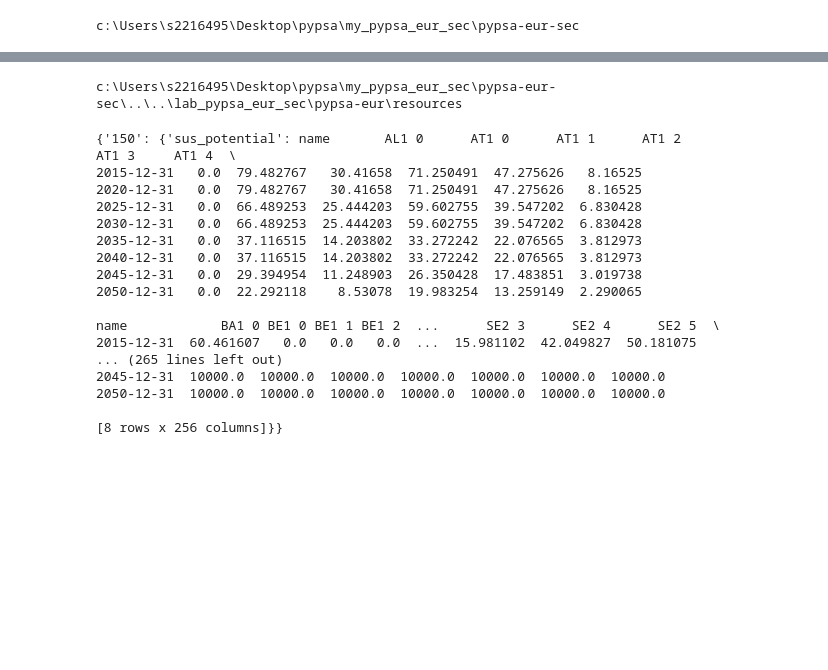
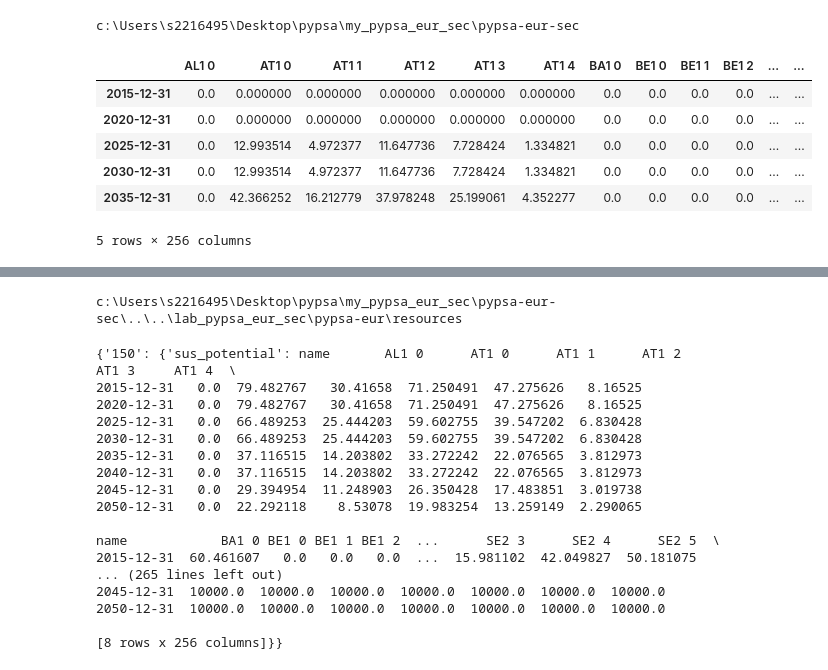
Before and after one commit to PyPSA/pypsa-eur-sec, a Jupyter notebook: lab.ipynb, the cells around one changed output, grey strips where cells are left out. Drawn from its saved outputs; the diff is of its cells as text; code cells hidden in the pictures; blank space fills up the shorter version.

```diff
--- a/lab.ipynb
+++ b/lab.ipynb
@@ -14,3 +14,16 @@ from copy import deepcopy
 print(os.getcwd())
 # %% [output]
 c:\Users\s2216495\Desktop\pypsa\my_pypsa_eur_sec\pypsa-eur-sec
+# %%
+path = Path.cwd() / 'resources' / '..' / '..' / '..' / 'lab_pypsa_eur_sec' / 'pypsa-eur' / 'resources'
+potential = pd.read_csv(path / "egs_potential_profiles_100.csv",
+                        index_col=0, parse_dates=True)
+potential.head()
+# %% [output]
+|  | AL1 0 | AT1 0 | AT1 1 | AT1 2 | AT1 3 | AT1 4 | BA1 0 | BE1 0 | BE1 1 | BE1 2 | ... | ... |
+| 2015-12-31 | 0.0 | 0.000000 | 0.000000 | 0.000000 | 0.000000 | 0.000000 | 0.0 | 0.0 | 0.0 | 0.0 | ... | ... |
+| 2020-12-31 | 0.0 | 0.000000 | 0.000000 | 0.000000 | 0.000000 | 0.000000 | 0.0 | 0.0 | 0.0 | 0.0 | ... | ... |
+| 2025-12-31 | 0.0 | 12.993514 | 4.972377 | 11.647736 | 7.728424 | 1.334821 | 0.0 | 0.0 | 0.0 | 0.0 | ... | ... |
+| 2030-12-31 | 0.0 | 12.993514 | 4.972377 | 11.647736 | 7.728424 | 1.334821 | 0.0 | 0.0 | 0.0 | 0.0 | ... | ... |
+| 2035-12-31 | 0.0 | 42.366252 | 16.212779 | 37.978248 | 25.199061 | 4.352277 | 0.0 | 0.0 | 0.0 | 0.0 | ... | ... |
+5 rows × 256 columns
```
Also changed, not shown: parts of 2 cells of this notebook, 1 other file.
